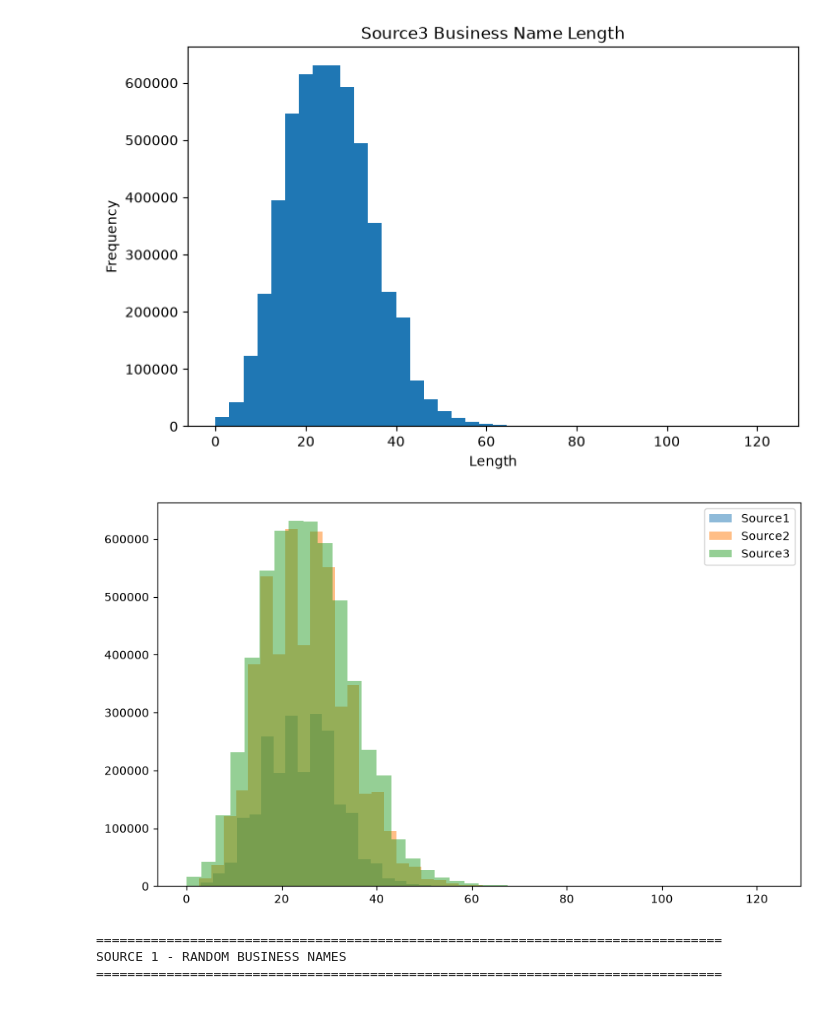
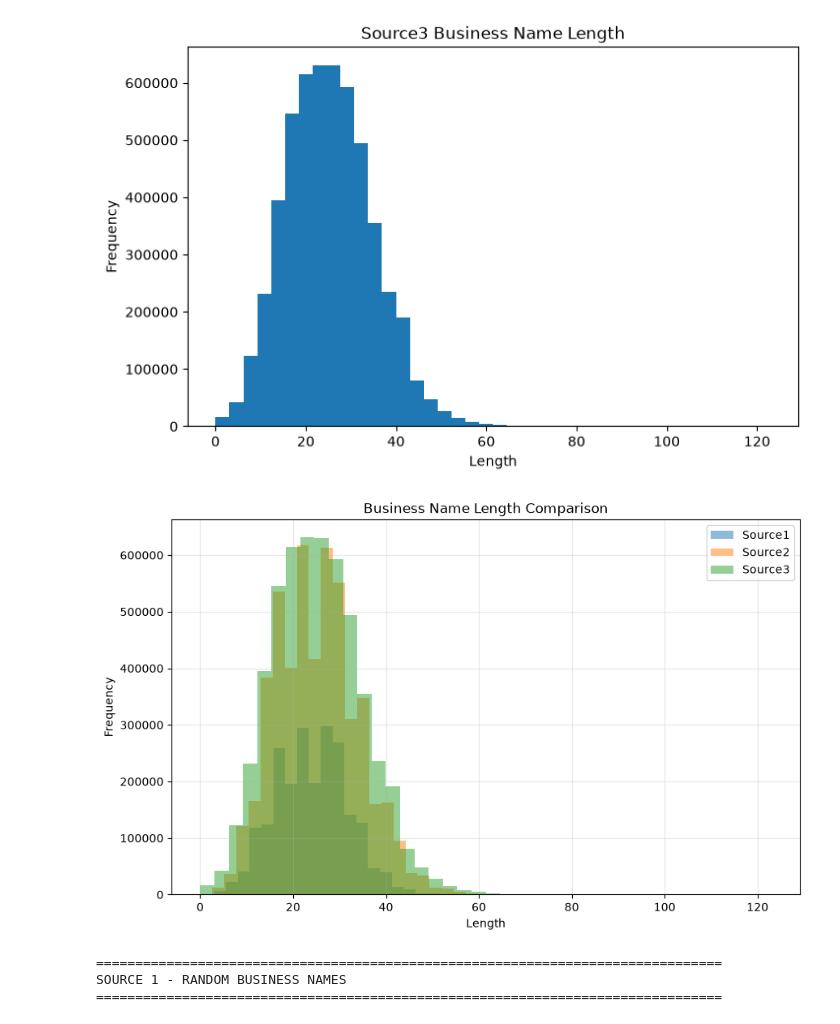
Before and after one commit to ayushjaiswal1412/ML_Amazon, a Jupyter notebook: 01_EDA.ipynb, the cells around one changed output. Drawn from its saved outputs; the diff is of its cells as text; code cells hidden in the pictures.

```diff
--- a/01_EDA.ipynb
+++ b/01_EDA.ipynb
@@ -372,27 +446,38 @@ max      1.230000e+02
 Name: nameLength, dtype: float64
 [figure]
 # %%
-plt.figure(figsize=(10,6))
+plt.figure(figsize=(10, 6))
 
-plt.hist(train1["nameLength"],
-         bins=40,
-         alpha=0.5,
-         label="Source1")
+plt.hist(
+    train1["nameLength"],
+    bins=40,
+    alpha=0.5,
+    label="Source1"
+)
 
-plt.hist(train2["nameLength"],
-         bins=40,
-         alpha=0.5,
-         label="Source2")
+plt.hist(
+    train2["nameLength"],
+    bins=40,
+    alpha=0.5,
+    label="Source2"
+)
 
-plt.hist(train3["nameLength"],
-         bins=40,
-         alpha=0.5,
-         label="Source3")
+plt.hist(
+    train3["nameLength"],
+    bins=40,
+    alpha=0.5,
+    label="Source3"
+)
 
+plt.title("Business Name Length Comparison")
+plt.xlabel("Length")
+plt.ylabel("Frequency")
 plt.legend()
+plt.grid(alpha=0.3)
+
 plt.show()
 # %% [output]
-[figure, old version]
+[figure, new version]
 # %%
 import re
 
```
Also changed, not shown: parts of 41 cells of this notebook.
